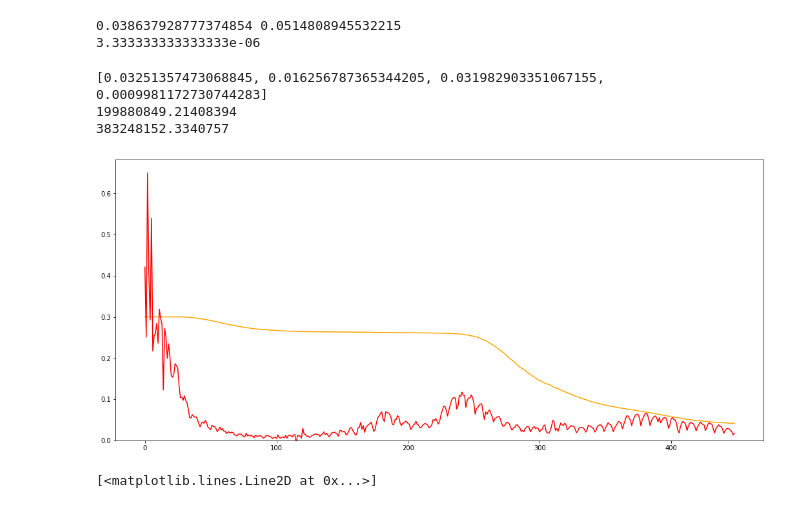
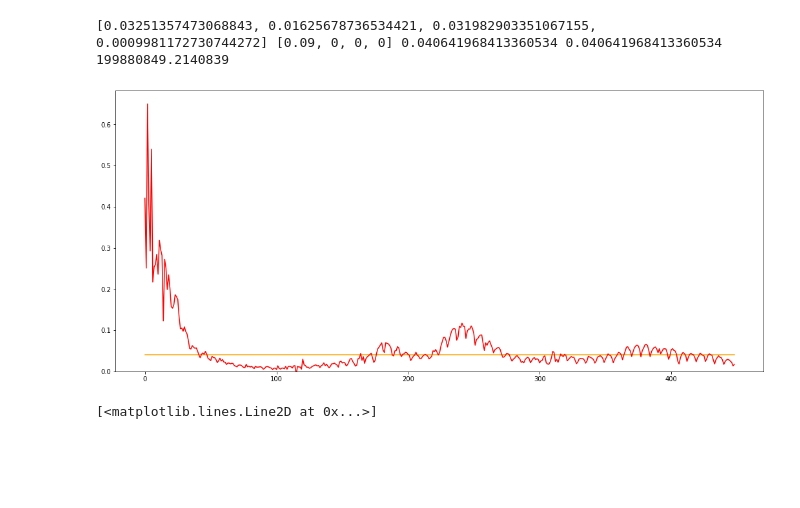
Before and after one commit to holiday-pettijohn/COVID-Tracking-Biola-Summer, a Jupyter notebook: Code/SIRD feedback.ipynb, the cells around one changed output. Drawn from its saved outputs; the diff is of its cells as text; code cells hidden in the pictures; blank space fills up the shorter version.

```diff
--- a/Code/SIRD feedback.ipynb
+++ b/Code/SIRD feedback.ipynb
@@ -184,15 +184,11 @@ def solveAllVars(nonLinConstraints, nonLinResol, pop, I, R, D, lamda, w):
     return finalVars
 
 def calculateBeta(b, I, R, D, pop,q): #how to calculate beta as function of time
-    scaledI = (I/(q*pop))[:-1] #drop last value, normalize by q*pop
-    scaledD = (D/(q*pop))[:-1]
+    #use new daily infections and new deaths instead
+    scaledI = I[:-1]/(q*pop)
+    scaledD = D[:-1]/(q*pop)
+
     return b[0] + (b[1] / (1 + (scaledI*b[2] + scaledD*b[3])**b[4]))
-
-    #use new daily infections and new deaths instead
-    #newI = np.diff((I+R+D)/(q*pop))
-    #newD = np.diff(D/(q*pop))
-    #return b[0] + (b[1] / (1 + (newI*b[2] + scaledD*b[3])**b[4]))
-    #return b[0] / (1 + (newI*b[1] + newD*b[2])**b[3])
 # %%
 pop = 60000000
 skipDays = 0
@@ -203,15 +199,15 @@ dead = deadRaw[skipDays:numDays]
 
 boundQ = (.09,.09) #q should be between 0 and 1
 #Beta = b0 + b1/(1+(I*b2 + D*b3)^b4)
-boundB1 = (0,50)
-boundB2 = (0,50)
+boundB1 = (0,1000)
+boundB2 = (0,1000)
 boundB3 = (1,4)
 
 lamda = 10 #regularization weight
 wVal = 1 #weight decay, when w is 1 there is no decay (all days weighted equal)
 
 constraints = [boundQ, boundB1, boundB2, boundB3]
-varResol = [1,50,50,10] #resolution for each variable
+varResol = [1,250,250,15] #resolution for each variable
 
 constArg = (pop, infect, recov, dead, lamda, wVal)
 
@@ -222,6 +218,11 @@ betaVars = finalVars[1:6]
 q = finalVars[0]
 beta = calculateBeta(betaVars, infect, recov, dead, pop, q)
 
+#with diff(IRD), diff(D) 165704590.23082045, all zeros
+#with (I), (D), 88031332.86333087, .0404, .406, 93, 85, 2.75
+#with (I), (D), 88031351.32973273, .0404, .406, 92.33, 67.333, 2.2
+#with (I), (D), 88031286.01273839.0404, .406, 468, 8, 3.4
+#with (I+R+D) (D), .0404, .406, 42.5, 1.25, 3.4, 89...
 
 paramMatrix = SIRD_Model.calculateAverageParams(infect, recov, dead, pop, q, graph=True, graphVals=[1,1,1,1])
 betaTime = paramMatrix[:,0]
@@ -268,30 +253,21 @@ ax2.set_ylim(0);
-# %%
-print(betaVars[0], sum(betaTime)/len(betaTime))
-print(betaVars[1])
-# %% [output]
-0.038637928777374854 0.0514808945532215
-3.333333333333333e-06
 # %%
 nonLinVars = [.09, 0,0,0]
-linVars = getLinVarsSIRD(nonLinVars, pop, infect, recov, dead, lamda, wVal)
-print(linVars)
-print(errorSIRD(nonLinVars + linVars, pop, infect, recov, dead, lamda, wVal))
-print(errorSIRD(nonLinVars + [0,0,0,0], pop, infect, recov, dead, lamda, wVal))
+linVars = getLinVarsSIRD(nonLinVars, pop, infect, recov, dead, lamda, wVal) #b0 b1 gamma nu
 
-betaV = [0,.3, 0,0,3]
+betaV = [linVars[0],linVars[1],nonLinVars[1],nonLinVars[2],nonLinVars[3]]
 beta2 = calculateBeta(betaV, infect, recov, dead, pop, q)
 
-
+print(linVars, nonLinVars, beta2[0], beta2[-1])
+print(errorSIRD(nonLinVars + linVars, *constArg))
 
 fig2, ax2 = plt.subplots(figsize=(18,8))
 ax2.plot(beta2, color='orange', label='Feedback Transmission Rate')
 ax2.plot(betaTime, color='red')
 ax2.set_ylim(0);
 # %% [output]
-[0.03251357473068845, 0.016256787365344205, 0.031982903351067155, 0.0009981172730744283]
-199880849.21408394
-383248152.3340757
+[0.03251357473068843, 0.01625678736534421, 0.031982903351067155, 0.0009981172730744272] [0.09, 0, 0, 0] 0.040641968413360534 0.040641968413360534
+199880849.2140839
-[figure, old version]
+[figure, new version]
 # %%
 pathc = "../Data/Italian Data/"
 # modify the path syntax based on the current platform
```
Also changed, not shown: parts of 3 cells of this notebook.
